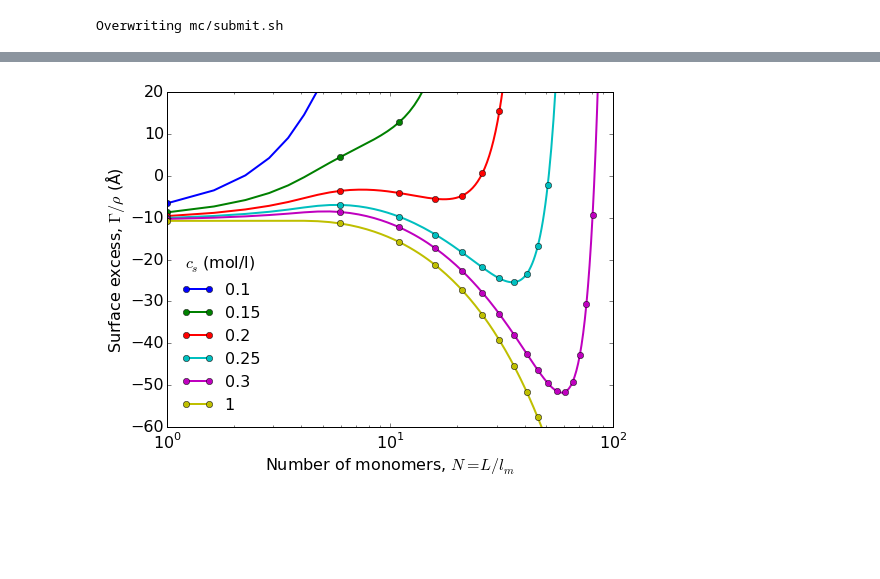
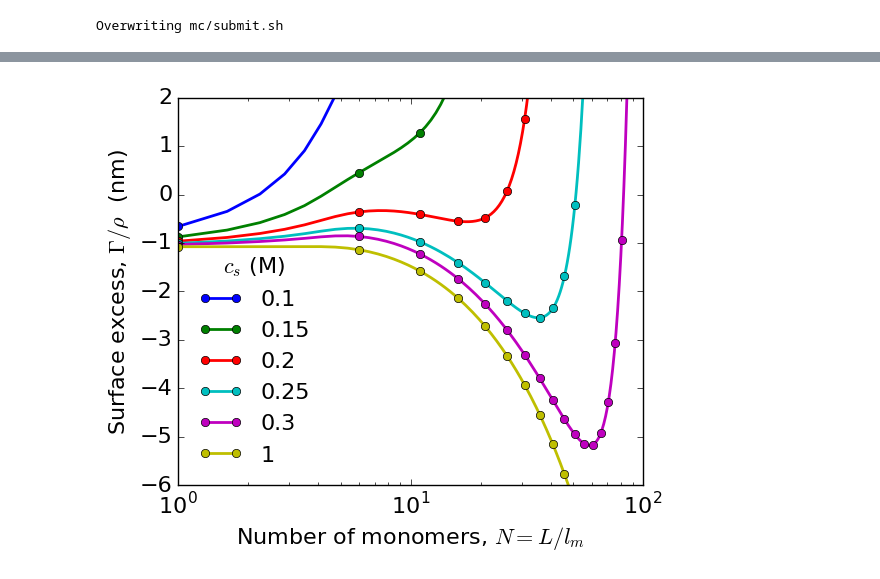
Before and after one commit to mlund/faunus-notebooks, a Jupyter notebook: fibril-surface/notebook.ipynb, the cells around one changed output, grey strips where cells are left out. Saved outputs shown, nothing was run; the diff lists cells and outputs as text; code cells hidden in the pictures; blank space fills up the shorter version.

```diff
--- a/fibril-surface/notebook.ipynb
+++ b/fibril-surface/notebook.ipynb
@@ -268,6 +262,7 @@ Here we calculate the surface excess using a simplified model, considering Gouy-
 # %%
+%cd -q $workdir
 from math import asinh, sqrt, pi
-s=10     # closest contact (Å)
+s=10    # closest contact (Å)
 lm=5    # monomer length (Å)
 zm=2    # monomer charge (e)
 lB=7.1  # Bjerrum length (Å)
@@ -280,7 +275,7 @@ def TdS(r, L):
     return np.concatenate((w, 0*r[~sel]))
 
 for rho in [266]:
-    for N in [2,8,16,32,64,128]:# number of monomers
+    for N in [2,8,16,32,64,128]:  # number of monomers
         for salt in [0.1]:        # ionic strength (mol/l)
             L = N*lm              # rod length (Å)
             z = zm*N              # rod charge (e)
@@ -289,12 +284,11 @@ for rho in [266]:
             r = np.arange(s, 400, 0.5)
             w = -z * phi * np.exp(-(r+s)/lD) + TdS(r,L)
             gamma = np.trapz( np.expm1(-w), r  )
-            plt.plot(r, w, label=r'$N=$'+str(N), lw=2)
+            plt.plot(r*0.1, w, label=r'$N=$'+str(N), lw=2)
 
-plt.ylim((-6,3))
 plt.legend(loc=0,frameon=False, fontsize='medium')
-plt.xlabel('Surface-Fibril Separation, $r$ (Å)')
+plt.xlabel('Surface-Fibril Separation, $r$  (nm)')
 plt.ylabel(r'Free energy, $\beta w(r)$')
-plt.xlim((0,350))
-plt.ylim((-4,3))
+plt.xlim((0,35))
+plt.ylim((-4,2))
 # %% [output]
@@ -303,16 +297,13 @@ plt.ylim((-4,3))
 # %%
-from pylab import cm,imshow,contour,clabel,colorbar
-
-vmin=-50
-vmax=70
+from pylab import cm, imshow, contour, clabel, colorbar
 
 x = np.linspace(0.05,0.3, 221) # salt concentration
 y = np.linspace(1, 40, 160) # number of monomers
 Z = np.ndarray(shape=(y.size,x.size))
 rho = 266
 
-for N in y:# number of monomers
-    for salt in x:        # ionic strength (mol/l)
+for N in y:                   # number of monomers
+    for salt in x:            # ionic strength (mol/l)
         L = N*lm              # rod length (Å)
         z = zm*N              # rod charge (e)
         lD = 3.04/sqrt(salt)  # Debye length (Å)
@@ -322,5 +313,5 @@ for N in y:# number of monomers
         w = - 2 * z * np.log( ( 1 + np.tanh( phi / 4 ) * np.exp(-(r+s)/lD) )
                              / ( 1 - np.tanh( phi / 4 ) * np.exp(-(r+s)/lD) ) ) + TdS(r,L)+ (s/r)**9
         #w = -z * phi * np.exp(-(r+s)/lD) + TdS(r,L)+ (s/r)**9
-        exc = np.trapz( np.expm1(-w), r  )
+        exc = np.trapz( np.expm1(-w), r  )*0.1
         Z[y.tolist().index(N)][x.tolist().index(salt)]=exc
@@ -327,30 +340,31 @@ for N in y:# number of monomers
 # %%
 y = np.linspace(1, 100, 160) # number of monomers
 salt = [0.1, 0.15, 0.2, 0.25, 0.3, 1]
 for cs in salt:
     salt = 0.25
     Y = []
     X = []
-    for N in y:# number of monomers
+    for N in y:               # number of monomers
         L = N*lm              # rod length (Å)
         z = zm*N              # rod charge (e)
-        lD = 3.04/sqrt(cs)  # Debye length (Å)
+        lD = 3.04/sqrt(cs)    # Debye length (Å)
         phi = 2*asinh( (1/rho)*sqrt(pi*lB/(2*salt*NA*1e-27)) ) # surf. potential (kT/e)
         r = np.arange(0, 1000, 0.2)
         w = - 2 * z * np.log( ( 1 + np.tanh( phi / 4 ) * np.exp(-(r+s)/lD) )
                              / ( 1 - np.tanh( phi / 4 ) * np.exp(-(r+s)/lD) ) ) + TdS(r,L) + (s/r)**9
         #w = -z * phi * np.exp(-(r+s)/lD) + TdS(r,L) + (s/r)**9
         exc = np.trapz( np.expm1(-w), r  )
         Y.append(N)
-        X.append(exc)
+        X.append(exc*0.1)
     plt.plot(Y,X, label=cs, linestyle='-', marker='o', lw=2, ms=6, markevery = 8)
-plt.legend(loc=0,frameon=False, fontsize='medium', title=r'$c_{s}$ (mol/l)')
-plt.ylim(-60,20)
+
+plt.legend(loc=0,frameon=False, fontsize='medium', title=r'$c_{s}$ (M)')
+plt.ylim(-6,2)
 plt.xlim(1,100)
 plt.xlabel(r'Number of monomers, $N=L/l_m$')
-plt.ylabel(r'Surface excess, $\Gamma/\rho$ (Å)')
+plt.ylabel(r'Surface excess, $\Gamma/\rho$  (nm)')
 plt.xscale('log')
-plt.savefig('fig/linesegment_excess.png')
+plt.savefig('linesegment_excess.pdf')
 plt.show()
 # %% [output]
-[figure, old version]
+[figure, new version]
```
Also changed, not shown: parts of 24 cells of this notebook, 3 other files.
